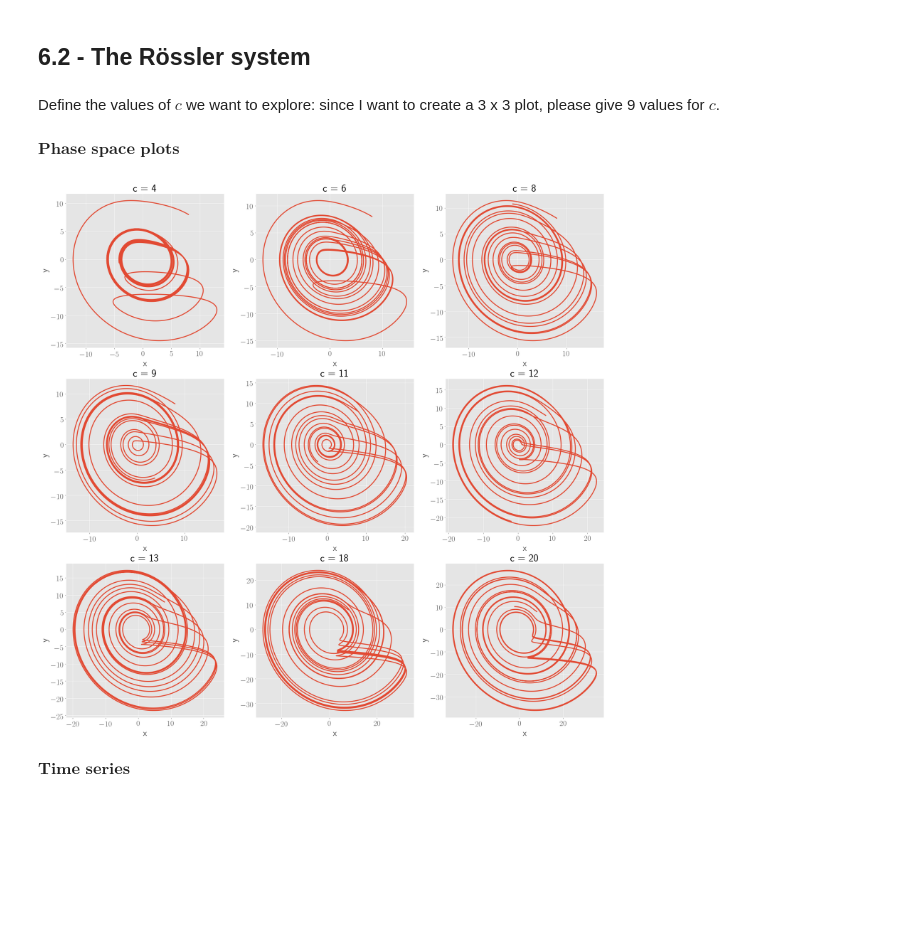
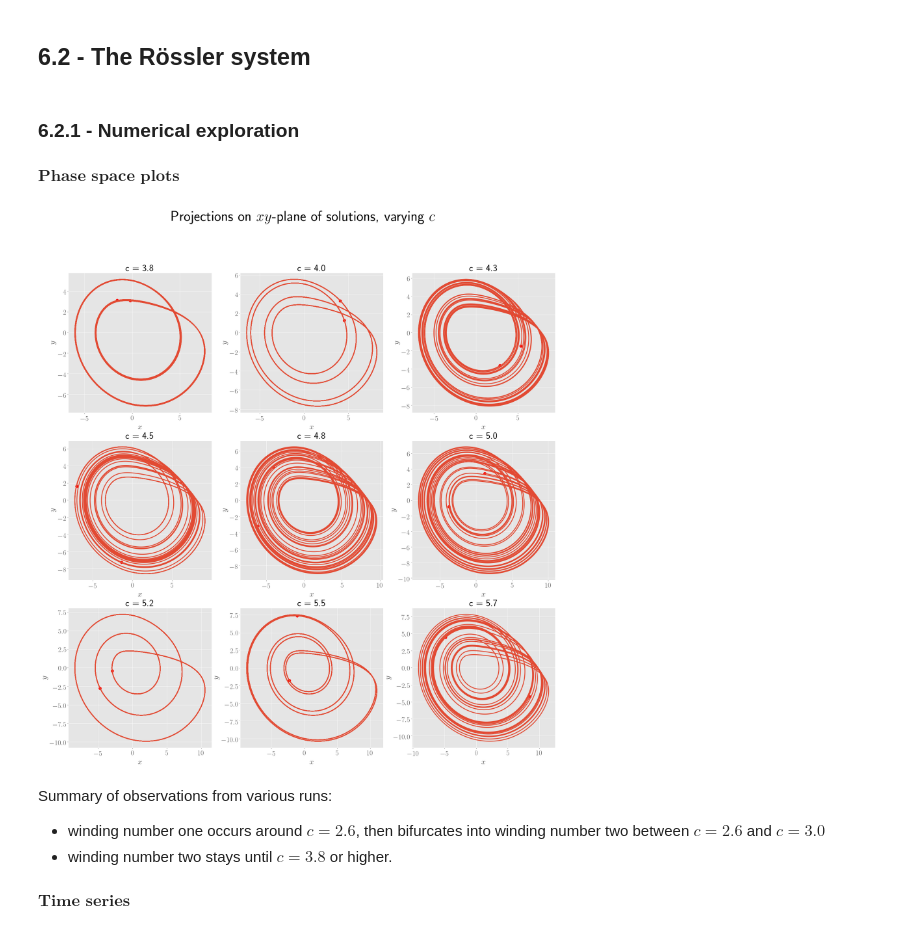
Before and after one commit to ThibeauWouters/Physical-Modelling-of-Complex-Systems, a Jupyter notebook: Assignment 6/Assignment 6.ipynb, the cells around one changed output. Cells and saved outputs as stored; diff of their text form; code cells hidden in the pictures; blank space fills up the shorter version.

```diff
--- a/Assignment 6/Assignment 6.ipynb
+++ b/Assignment 6/Assignment 6.ipynb
@@ -34,0 +72,2 @@ plt.rcParams.update(
+# %%
+r_vals = np.arange(1.4, 27.1, 0.1)
@@ -34,0 +76,12 @@ plt.rcParams.update(
+# %%
+# Use sympy to solve for the eigenvalues
+x = sp.Symbol('x')
+
+eigenvalues_list = []
+
+# Create a list with the eigenvalues for each value of r
+for r in r_vals:
+    eigenvalues = sp.solve(x**3 + (sigma + b + 1)*x**2 + b*(sigma + r)*x + 2*b*sigma*(r - 1), x)
+    eigenvalues_list.append(eigenvalues)
+
+Lambdas = get_separate_eigenvalues(eigenvalues_list)
@@ -45,7 +134,7 @@ def z_dot(x, y, z, c, b = 0.2):
     return b + z*(x - c)
 # %%
 def solve_Rossler(t_vals, initial, c, a = 0.2, b = 0.2):
-    '''Solves Goodwin model numerically. Assume t_vals is list of times, equally spaced from each other.'''
+    '''Solves Rössler model numerically. Assume t_vals is list of times, equally spaced from each other.'''
 
     # Create empty list to save calculated values, and save initial conditions
     x_vals = []; y_vals = []; z_vals = []
@@ -62,12 +151,10 @@ def solve_Rossler(t_vals, initial, c, a = 0.2, b = 0.2):
         else:
             # Compute next value: discretised derivative
             x_val = x_vals[-1] + x_dot(x_vals[-1], y_vals[-1], z_vals[-1])*DeltaT
-            y_val = y_vals[-1] + y_dot(x_vals[-1], y_vals[-1], z_vals[-1], a)*DeltaT
-            z_val = z_vals[-1] + z_dot(x_vals[-1], y_vals[-1], z_vals[-1], c, b)*DeltaT
+            y_val = y_vals[-1] + y_dot(x_vals[-1], y_vals[-1], z_vals[-1], a = 0.2)*DeltaT
+            z_val = z_vals[-1] + z_dot(x_vals[-1], y_vals[-1], z_vals[-1], c, b  = 0.2)*DeltaT # watch out for the order!!
 
             # Add to list
             x_vals.append(x_val); y_vals.append(y_val);  z_vals.append(z_val)
 
     return (x_vals, y_vals, z_vals)
-# %% [markdown]
-Define the values of $c$ we want to explore: since I want to create a 3 x 3 plot, please give 9 values for $c$.
@@ -77,24 +161,43 @@ initial = (8, 8, 8)
+# %% [markdown]
+### 6.2.1 - Numerical exploration
 # %% [markdown]
 $ \textbf{Phase space plots} $
 # %%
+# Take 9 c values
+c_vals = np.linspace(3.8, 5.7, 9)
+title_list = ['c = %0.1f' % c for c in c_vals]
+
+# Start the plot
 fig, axs = plt.subplots(3, 3, figsize = (30, 30))
 
-t_vals = np.arange(0, 100, 0.0001)
-
-title_list = ['c = %d' % c for c in c_vals]
+initial = (8, 8, 8)
+t_vals = np.arange(0, 300, 0.001)
 
 for i in range(len(c_vals)):
     ax = axs[i//3, i%3]
     x, y, z = solve_Rossler(t_vals, initial, c_vals[i])
 
-    ax.plot(x, y, label = c_vals[i])
+    # Discard first half of each solution, such that the solution is on the attractor
+    x_cut = x[len(x)//2:]
+    y_cut = y[len(y)//2:]
+
+    ax.plot(x_cut, y_cut, label = c_vals[i])
+
+    ax.scatter(x_cut[0], y_cut[0], color = 'red')
+    ax.scatter(x_cut[-1], y_cut[-1], color = 'red')
+
     ax.set_title(title_list[i], fontsize = 33)
-    ax.set_xlabel('x')
-    ax.set_ylabel('y')
+    ax.set_xlabel(r'$x$')
+    ax.set_ylabel(r'$y$')
 
+plt.suptitle(r'Projections on $xy$-plane of solutions, varying $c$', fontsize = 50)
 plt.savefig('rossler_phase_plots.pdf', bbox_inches = 'tight')
 plt.show()
 # %% [output]
-[figure, old version]
+[figure, new version]
+# %% [markdown]
+Summary of observations from various runs:
+- winding number one occurs around $c = 2.6$, then bifurcates into winding number two between $c = 2.6$ and $c = 3.0$
+- winding number two stays until $c = 3.8$ or higher.
 # %% [markdown]
 $ \textbf{Time series} $
```
Also changed, not shown: parts of 86 cells of this notebook.
